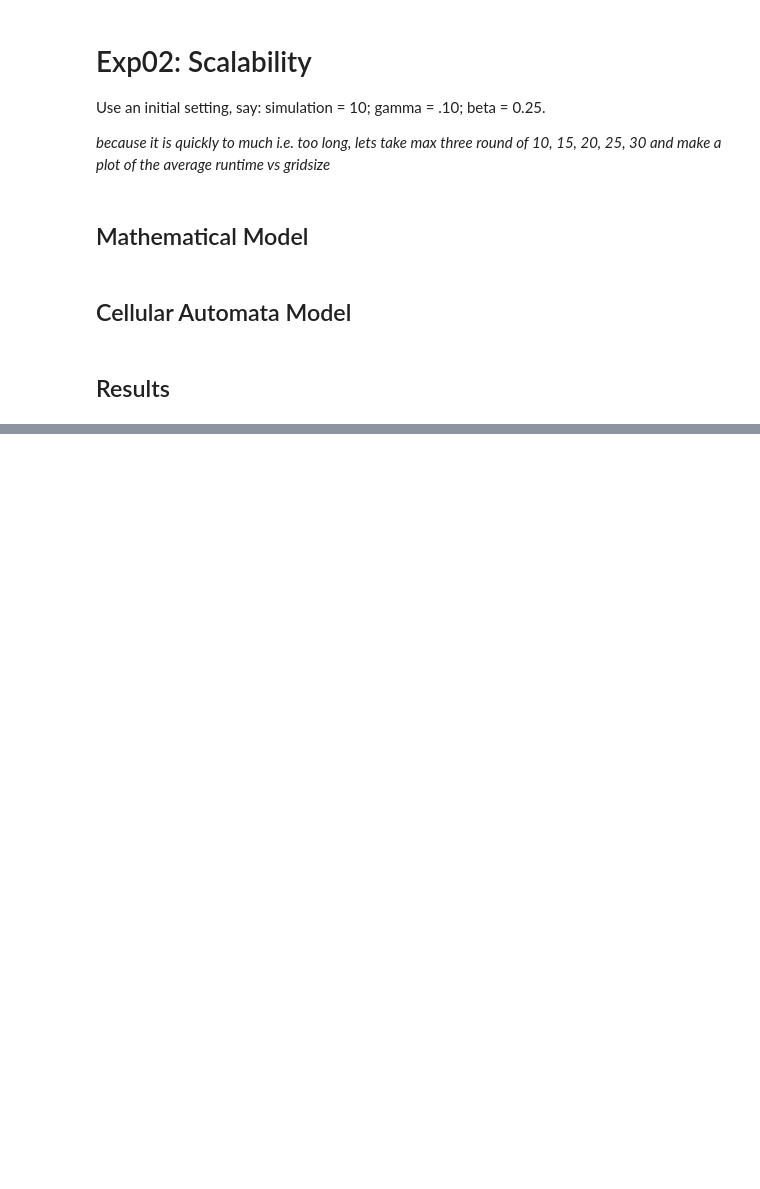
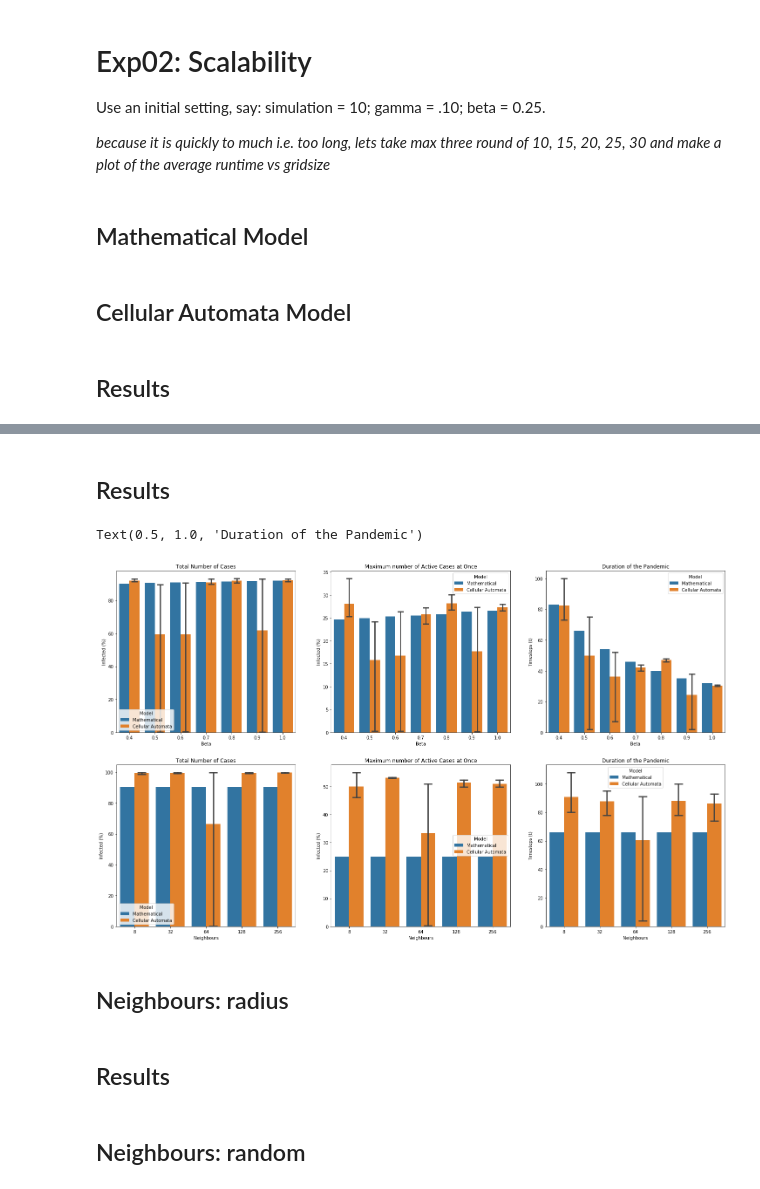
Before and after one commit to MauiGonzo/NC-final-project, a Jupyter notebook: experiment.ipynb, the cells around one changed output, grey strips where cells are left out. Saved outputs shown, nothing was run; the diff lists cells and outputs as text; code cells hidden in the pictures; blank space fills up the shorter version.

```diff
--- a/experiment.ipynb
+++ b/experiment.ipynb
@@ -220,0 +236,8 @@ Text(0.5, 1.0, 'Duration of the pandemic')
+# %%
+# General settings
+simulations = 10                            # Number of simulations for the CA Model.
+size  = 25                                  # The different population sizes to compare.
+R     = 2.5                                 # Reproduction rate.
+beta  = [0.4, 0.5, 0.6, 0.7, 0.8, 0.9, 1.0] # Infection rate. Number of contacts * chance to infect.
+neig  = [8, 32, 64, 128, 256]               # Number of neighbours to consider.
+radii = [1, 4, 8, 12, 16]                   # Radii to use
@@ -220,0 +399,46 @@ Text(0.5, 1.0, 'Duration of the pandemic')
+# %% [markdown]
+## Results
+# %%
+# Compute metrics
+CAM_beta_met = comp_metrics(CAM_beta, 'Beta', 625)
+CAM_neig_met = comp_metrics(CAM_neig, 'Neighbours', 625)
+
+# Add model as variable
+CAM_beta_met['Model'] = 'Cellular Automata'
+CAM_neig_met['Model'] = 'Cellular Automata'
+
+# Merge models
+beta_metrics = pd.concat((MM_beta_met, CAM_beta_met)).reset_index()
+neig_metrics = pd.concat((MM_neig_met, CAM_neig_met)).reset_index()
+
+# Plot figures
+fig, axs = plt.subplots(nrows=2, ncols=3, figsize=(25, 15))
+sns.barplot(x="Beta", y="Tot_R", hue="Model", data=beta_metrics, capsize=0.2, ax=axs[0][0])
+axs[0][0].set_xlabel('Beta')
+axs[0][0].set_ylabel('Infected (%)')
+axs[0][0].set_title('Total Number of Cases')
+sns.barplot(x="Beta", y="Max_R", hue="Model", data=beta_metrics, capsize=0.2, ax=axs[0][1])
+axs[0][1].set_xlabel('Beta')
+axs[0][1].set_ylabel('Infected (%)')
+axs[0][1].set_title('Maximum number of Active Cases at Once')
+sns.barplot(x="Beta", y="Duration", hue="Model", data=beta_metrics, capsize=0.2, ax=axs[0][2])
+axs[0][2].set_xlabel('Beta')
+axs[0][2].set_ylabel('Timesteps (t)')
+axs[0][2].set_title('Duration of the Pandemic')
+sns.barplot(x="Neighbours", y="Tot_R", hue="Model", data=neig_metrics, capsize=0.2, ax=axs[1][0])
+axs[1][0].set_xlabel('Neighbours')
+axs[1][0].set_ylabel('Infected (%)')
+axs[1][0].set_title('Total Number of Cases')
+sns.barplot(x="Neighbours", y="Max_R", hue="Model", data=neig_metrics, capsize=0.2, ax=axs[1][1])
+axs[1][1].set_xlabel('Neighbours')
+axs[1][1].set_ylabel('Infected (%)')
+axs[1][1].set_title('Maximum number of Active Cases at Once')
+sns.barplot(x="Neighbours", y="Duration", hue="Model", data=neig_metrics, capsize=0.2, ax=axs[1][2])
+axs[1][2].set_xlabel('Neighbours')
+axs[1][2].set_ylabel('Timesteps (t)')
+axs[1][2].set_title('Duration of the Pandemic')
+# %% [output]
+Text(0.5, 1.0, 'Duration of the Pandemic')
+[figure, added]
+# %% [markdown]
+## Neighbours: radius
@@ -220,0 +519,2 @@ Text(0.5, 1.0, 'Duration of the pandemic')
+# %% [markdown]
+## Results
@@ -220,0 +560,2 @@ Text(0.5, 1.0, 'Duration of the pandemic')
+# %% [markdown]
+## Neighbours: random
```
Also changed, not shown: parts of 23 cells of this notebook.
